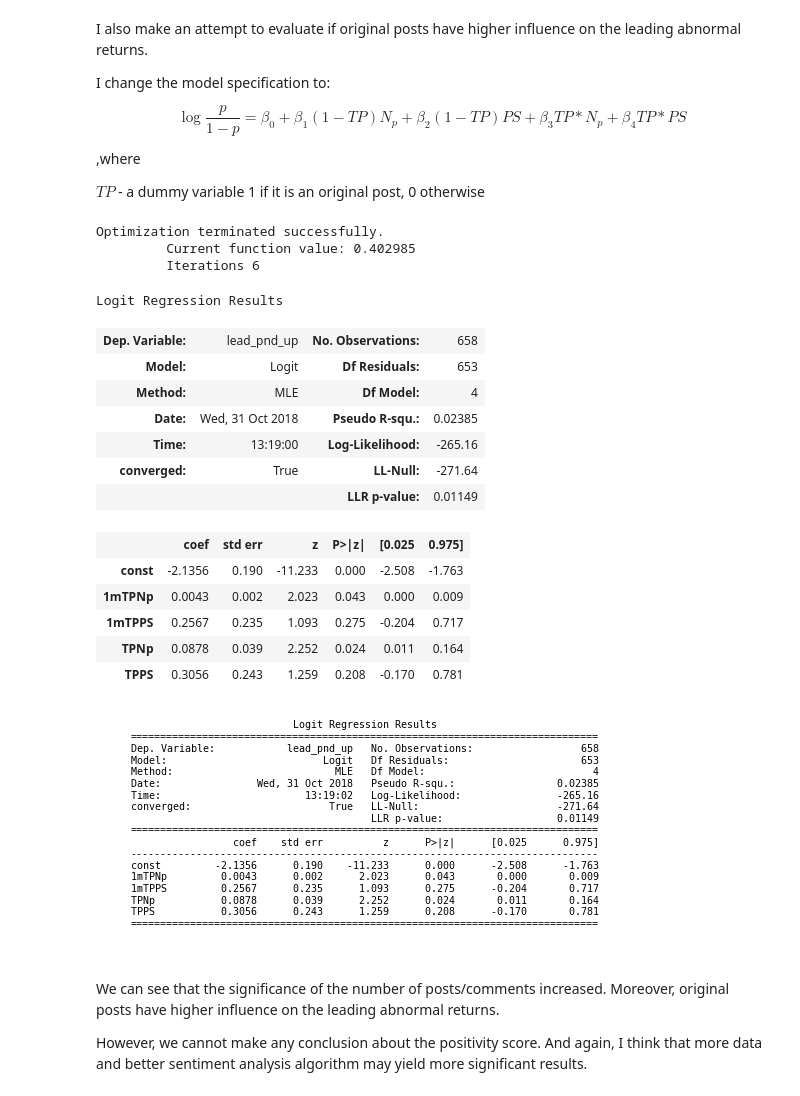
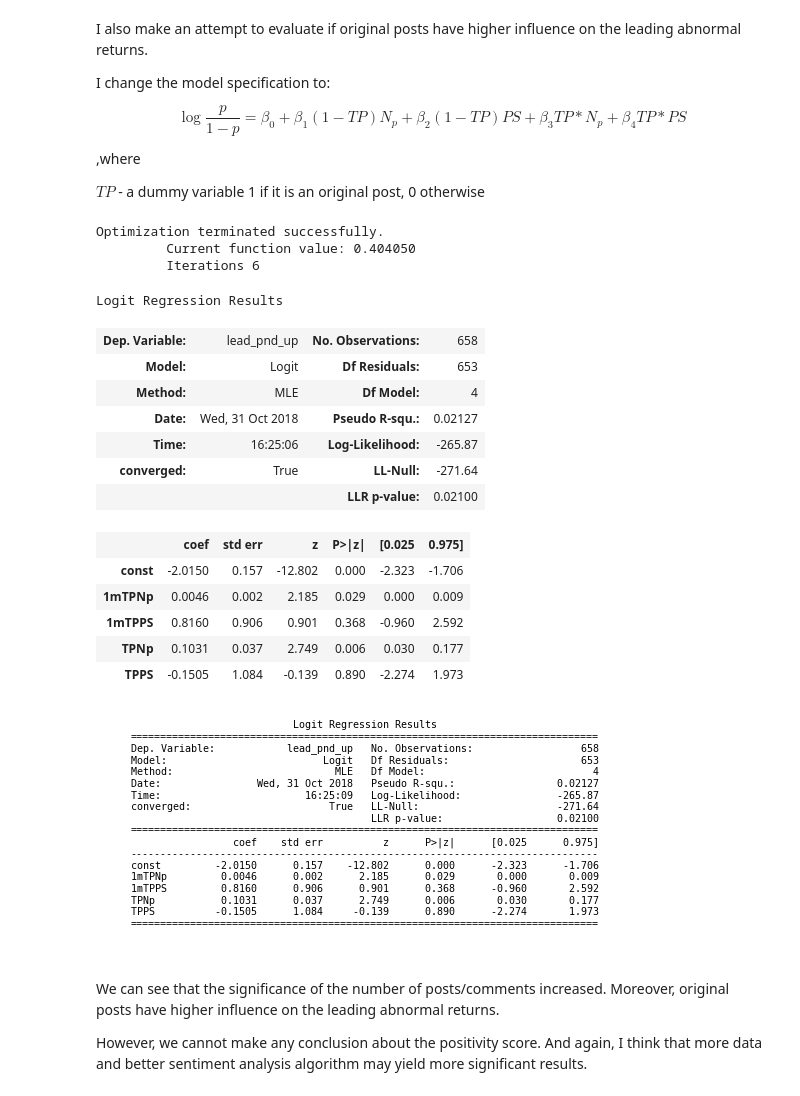
Before and after one commit to MikeStukalo/PumpNDump, a Jupyter notebook: analysis/3_Analyze.ipynb, the cells around one changed output. Cells and saved outputs as stored; diff of their text form; code cells hidden in the pictures.

```diff
--- a/analysis/3_Analyze.ipynb
+++ b/analysis/3_Analyze.ipynb
@@ -348,7 +326,12 @@ data = reg_data_simple.dropna()
 X = data.loc[:,['count','mean']]
 X.columns = ['Np', 'PS']
 
+# Change PS to categorical
 X.loc[X.PS!=0,'PS'] = X.loc[X.PS!=0,'PS'].apply(lambda x: 1 if x>0 else -1)
+
+X = X.join(pd.get_dummies(X.PS))
+X.columns = ['Np', 'PS', "Neg", "Nue", "Pos"]
+X.drop(["PS", "Nue"], axis=1,  inplace=True)
 
 X = sm.add_constant(X)
 y = data.loc[:,'lead_pnd_up'].astype(int)
@@ -396,8 +380,12 @@ data = reg_data_simple.dropna()
 X = data.loc[:,['count','mean', 'return']]
 X.columns = ['Np', 'PS', 'R']
 
+# Change PS to categorical
 X.loc[X.PS!=0,'PS'] = X.loc[X.PS!=0,'PS'].apply(lambda x: 1 if x>0 else -1)
 
+X = X.join(pd.get_dummies(X.PS))
+X.columns = ['Np', 'PS', 'R', 'Neg', 'Nue', 'Pos']
+X.drop(["PS", "Nue"], axis=1,  inplace=True)
 
 X = sm.add_constant(X)
 y = data.loc[:,'lead_pnd_up'].astype(int)
@@ -454,47 +443,46 @@ data = reg_data_2.dropna()
 X = data.loc[:,['count','mean', 'top_post']]
 X.columns = ['Np', 'PS', 'TP']
 
-X.loc[X.PS!=0,'PS'] = X.loc[X.PS!=0,'PS'].apply(lambda x: 1 if x>0 else -1)
 
 
 # Calculate terms with top_post dummy
 X['1mTPNp'] = (1-X.TP)*X.Np
 X['1mTPPS'] = (1-X.TP)*X.PS
 X['TPNp'] = X.TP*X.Np
 X['TPPS'] = X.TP*X.PS
 
 X = X[['1mTPNp', '1mTPPS', 'TPNp', 'TPPS']]
 
 # Add constant
 X = sm.add_constant(X)
 y = data.loc[:,'lead_pnd_up'].astype(int)
 
 # Run model
 model = smf.Logit(y,X)
 result = model.fit()
 result.summary()
 # %% [output]
 Optimization terminated successfully.
-         Current function value: 0.402985
+         Current function value: 0.404050
          Iterations 6
 Logit Regression Results
 | Dep. Variable: | lead_pnd_up | No. Observations: | 658 |
 | Model: | Logit | Df Residuals: | 653 |
 | Method: | MLE | Df Model: | 4 |
-| Date: | Wed, 31 Oct 2018 | Pseudo R-squ.: | 0.02385 |
-| Time: | 13:19:00 | Log-Likelihood: | -265.16 |
+| Date: | Wed, 31 Oct 2018 | Pseudo R-squ.: | 0.02127 |
+| Time: | 16:25:06 | Log-Likelihood: | -265.87 |
 | converged: | True | LL-Null: | -271.64 |
-|  |  | LLR p-value: | 0.01149 |
+|  |  | LLR p-value: | 0.02100 |
 |  | coef | std err | z | P>|z| | [0.025 | 0.975] |
-| const | -2.1356 | 0.190 | -11.233 | 0.000 | -2.508 | -1.763 |
-| 1mTPNp | 0.0043 | 0.002 | 2.023 | 0.043 | 0.000 | 0.009 |
-| 1mTPPS | 0.2567 | 0.235 | 1.093 | 0.275 | -0.204 | 0.717 |
-| TPNp | 0.0878 | 0.039 | 2.252 | 0.024 | 0.011 | 0.164 |
-| TPPS | 0.3056 | 0.243 | 1.259 | 0.208 | -0.170 | 0.781 |
+| const | -2.0150 | 0.157 | -12.802 | 0.000 | -2.323 | -1.706 |
+| 1mTPNp | 0.0046 | 0.002 | 2.185 | 0.029 | 0.000 | 0.009 |
+| 1mTPPS | 0.8160 | 0.906 | 0.901 | 0.368 | -0.960 | 2.592 |
+| TPNp | 0.1031 | 0.037 | 2.749 | 0.006 | 0.030 | 0.177 |
+| TPPS | -0.1505 | 1.084 | -0.139 | 0.890 | -2.274 | 1.973 |
 # %%
 modelToPNG(result, "./output/logit_spec4.png")
 # %% [output]
-[figure, old version]
+[figure, new version]
 # %% [markdown]
 We can see that the significance of the number of posts/comments increased. Moreover, original posts have higher influence on the leading abnormal returns.
 
```
Also changed, not shown: parts of 11 cells of this notebook, 11 other files.
